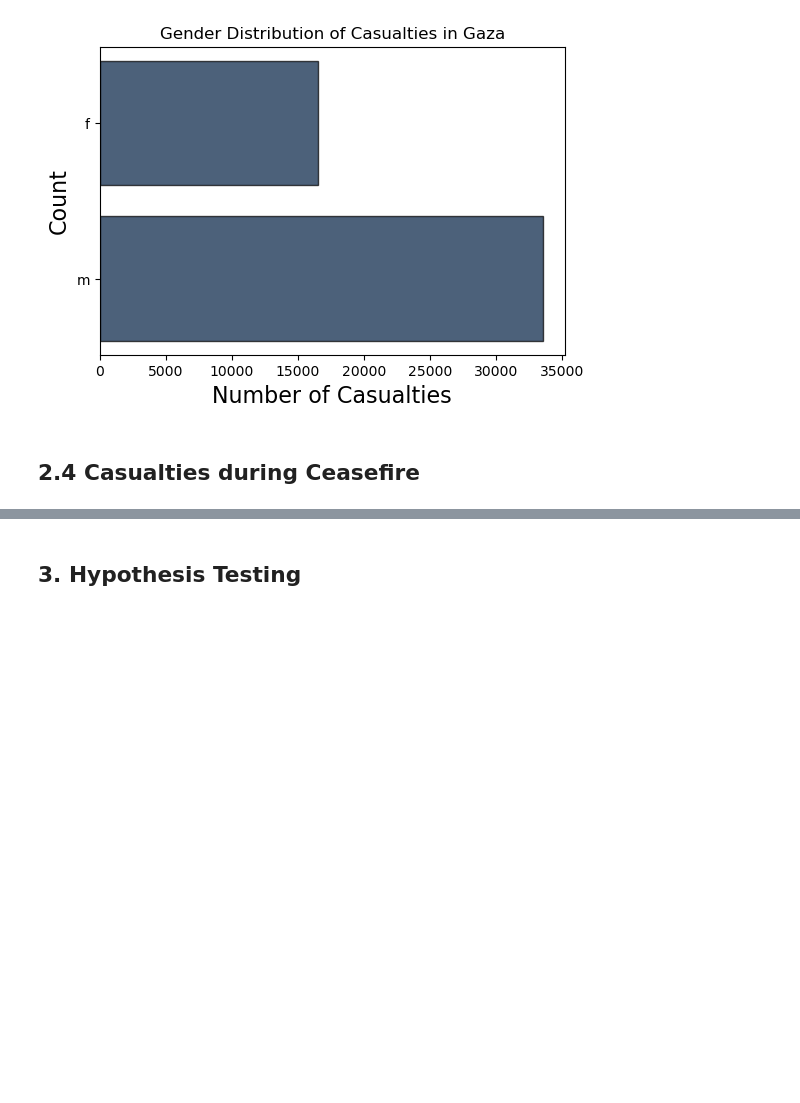
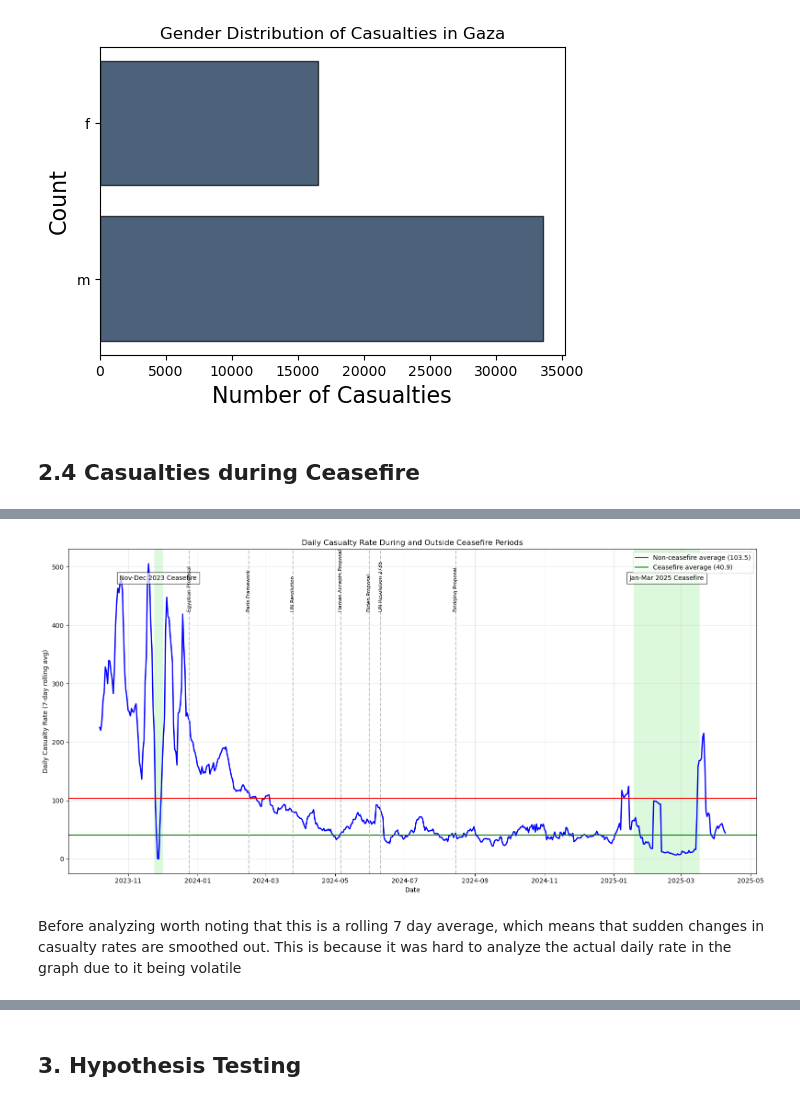
Before and after one commit to shatha-alhazbi/gaza-through-data, a Jupyter notebook: Part B/PartB.ipynb, the cells around one changed output, grey strips where cells are left out. Cells and saved outputs as stored; diff of their text form; code cells hidden in the pictures; blank space fills up the shorter version.

Commit message:
ceasefire visualization

```diff
--- a/Part B/PartB.ipynb
+++ b/Part B/PartB.ipynb
@@ -760,6 +708,7 @@ plt.show()
 # %% [markdown]
 ## 2.4 Casualties during Ceasefire
 # %%
+# ------------------------------- Data and Helper Functions -------------------------
 #all data from aljazeera
 implemented_ceasefires = [
     {'name': 'Nov-Dec 2023 Ceasefire', 'start': '2023-11-24', 'end': '2023-12-01'},
@@ -774,4 +723,19 @@ proposed_ceasefires = [
     ('2024-06-10', 'UN Resolution 2735'),
     ('2024-08-15', 'Bridging Proposal')
 ]
+#check if date was during ceasefire or not
+def is_ceasefire_period(date):
+    for period in implemented_ceasefires:
+        start_date = datetime.strptime(period['start'], '%Y-%m-%d')
+        end_date = datetime.strptime(period['end'], '%Y-%m-%d')
+        if start_date <= date <= end_date:
+            return True, period['name']
+    return False, "No Ceasefire"
+
+def get_ceasefire_status(date):
+    is_ceasefire, _ = is_ceasefire_period(date)
+    return is_ceasefire
+def get_ceasefire_name(date):
+    _, period_name = is_ceasefire_period(date)
+    return period_name
 # %%
@@ -860,0 +783,39 @@ plt.show()
+# %%
+# -------------------------------  Plotting -------------------------
+plt.clf
+plt.figure(figsize=(16, 8))
+plt.plot(gaza_clean.column('date'), gaza_clean.column('rolling_avg_rate'), 'b-', linewidth=2)
+plt.ylabel('Daily Casualty Rate (7-day rolling avg)')
+plt.xlabel('Date')
+plt.title('Daily Casualty Rate During and Outside Ceasefire Periods')
+plt.grid(True, alpha=0.3)
+plt.axhline(avg_daily_no_ceasefire, color='red', linestyle='-',
+           label=f'Non-ceasefire average ({avg_daily_no_ceasefire:.1f})')
+plt.axhline(avg_daily_ceasefire, color='green', linestyle='-',
+           label=f'Ceasefire average ({avg_daily_ceasefire:.1f})')
+
+#highlight ceasefire periods
+for cf in implemented_ceasefires:
+    start = datetime.strptime(cf['start'], '%Y-%m-%d')
+    end = datetime.strptime(cf['end'], '%Y-%m-%d')
+    plt.axvspan(start, end, color='lightgreen', alpha=0.3)
+    mid_date = start + (end - start) / 2
+    plt.text(mid_date, plt.ylim()[1] * 0.9, cf['name'],
+             ha='center', fontsize=10,
+             bbox=dict(facecolor='white', alpha=0.7))
+
+#proposed ceasefires
+for date_str, name in proposed_ceasefires:
+    proposal_date = datetime.strptime(date_str, '%Y-%m-%d')
+    plt.axvline(proposal_date, color='darkgray', linestyle='--', alpha=0.7)
+    plt.annotate(name, xy=(proposal_date, plt.ylim()[1] * 0.8),
+               xytext=(0, 0), textcoords='offset points',
+               rotation=90, ha='center', fontsize=8)
+
+plt.legend(loc='upper right')
+plt.tight_layout()
+plt.show()
+# %% [output]
+[figure, added]
+# %% [markdown]
+Before analyzing worth noting that this is a rolling 7 day average, which means that sudden changes in casualty rates are smoothed out. This is because it was hard to analyze the actual daily rate in the graph due to it being volatile
```
Also changed, not shown: parts of 9 cells of this notebook.
